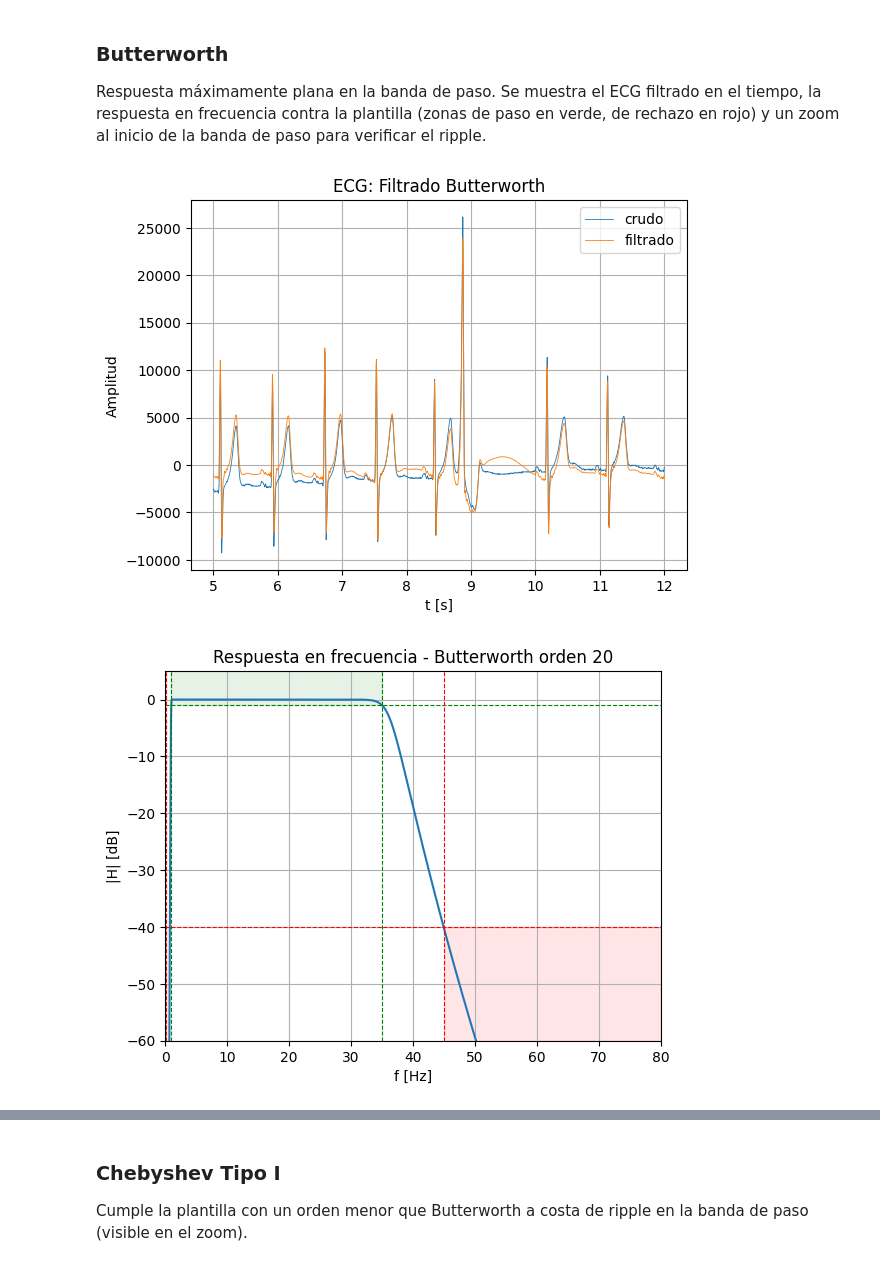
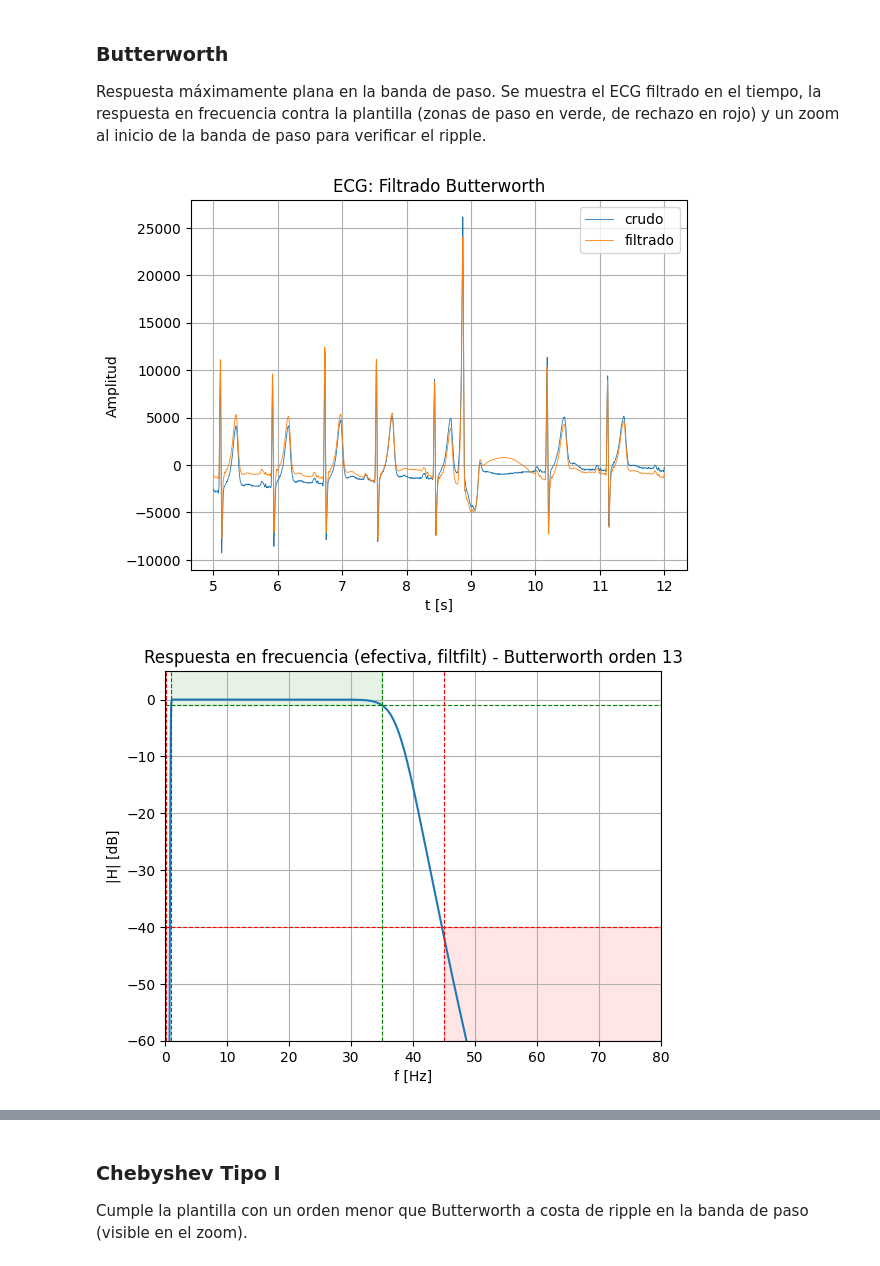
Before and after one commit to julian-zatloukal/Trabajo-Semanal-PDS, a Jupyter notebook: TS7/main.ipynb, the cells around one changed output, grey strips where cells are left out. Drawn from its saved outputs; the diff is of its cells as text; code cells hidden in the pictures.

```diff
--- a/TS7/main.ipynb
+++ b/TS7/main.ipynb
@@ -48,11 +48,12 @@ Ambos se diseñan sobre la misma plantilla. La función `*ord` devuelve el orden
 # %%
-# Configuración de filtro, Butterworth
-N, wn = sig.buttord([wp1, wp2], [ws1, ws2], gpass, gstop, fs=fs)
+gpass_d, gstop_d = gpass / 2, gstop / 2   # media plantilla: filtfilt duplica los dB
+
+# Butterworth
+N, wn = sig.buttord([wp1, wp2], [ws1, ws2], gpass_d, gstop_d, fs=fs)
 sos = sig.butter(N, wn, btype='bandpass', output='sos', fs=fs)
 ecg_f = sig.sosfiltfilt(sos, ecg)
 
-# Configuración de filtro, Chebyshev tipo I
-ripple_db = 1.0
-N_cheb, wn_cheb = sig.cheb1ord([wp1, wp2], [ws1, ws2], gpass, gstop, fs=fs)
-sos_cheb = sig.cheby1(N_cheb, ripple_db, wn_cheb, btype='bandpass', output='sos', fs=fs)
+# Chebyshev tipo I
+N_cheb, wn_cheb = sig.cheb1ord([wp1, wp2], [ws1, ws2], gpass_d, gstop_d, fs=fs)
+sos_cheb = sig.cheby1(N_cheb, gpass_d, wn_cheb, btype='bandpass', output='sos', fs=fs)
 ecg_f_cheb = sig.sosfiltfilt(sos_cheb, ecg)
@@ -91,6 +70,10 @@ f_t1   = np.linspace(ws1, wp1, 1000)
 f_t2   = np.linspace(wp2, ws2, 1000)
 f_rest = np.linspace(0.01, 80, 2000)
 freqs = np.unique(np.concatenate([f_low, f_t1, f_t2, f_rest]))
+
+def mag_db(h):
+    # Respuesta EFECTIVA del filtrado bidireccional (filtfilt / sosfiltfilt):
+    return 2 * 20 * np.log10(np.abs(h) + 1e-12)
 # %% [markdown]
 ### Butterworth
 
@@ -108,38 +91,38 @@ plt.grid(True)
 
 w, h = sig.sosfreqz(sos, worN=freqs, fs=fs)
 plt.figure()
-plt.plot(w, 20 * np.log10(np.abs(h) + 1e-12))
+plt.plot(w, mag_db(h))
 
 plt.axhline(-gpass, color='g', ls='--', lw=0.8)
 plt.axhline(-gstop, color='r', ls='--', lw=0.8)
 plt.axvline(ws1, color='r', ls='--', lw=0.8)
 plt.axvline(wp1, color='g', ls='--', lw=0.8)
 plt.axvline(wp2, color='g', ls='--', lw=0.8)
 plt.axvline(ws2, color='r', ls='--', lw=0.8)
 
 plt.fill_between([wp1, wp2], -gpass, 5, color='g', alpha=0.1)
 plt.fill_between([0, ws1], -60, -gstop, color='r', alpha=0.1)
 plt.fill_between([ws2, 80], -60, -gstop, color='r', alpha=0.1)
 
-plt.title(f'Respuesta en frecuencia - Butterworth orden {N}')
+plt.title(f'Respuesta en frecuencia (efectiva, filtfilt) - Butterworth orden {N}')
 plt.xlabel('f [Hz]')
 plt.ylabel('|H| [dB]')
 plt.xlim(0, 80)
 plt.ylim(-60, 5)
 plt.grid(True)
 
 # Zoom al inicio de la banda de paso - Butterworth
 plt.figure()
-plt.plot(w, 20 * np.log10(np.abs(h) + 1e-12))
+plt.plot(w, mag_db(h))
 plt.axhline(-gpass, color='g', ls='--', lw=0.8)
 plt.axvline(wp1, color='g', ls='--', lw=0.8)
 plt.fill_between([wp1, 2], -gpass, 1, color='g', alpha=0.1)
 plt.title(f'Respuesta en frecuencia (zoom banda de paso) - Butterworth orden {N}')
 plt.xlabel('f [Hz]')
 plt.ylabel('|H| [dB]')
 plt.xlim(1, 2)
 plt.ylim(-2, 1)
 plt.grid(True)
 # %% [output]
 [figure]
-[figure, old version]
+[figure, new version]
```
Also changed, not shown: parts of 16 cells of this notebook, 3 other files.
